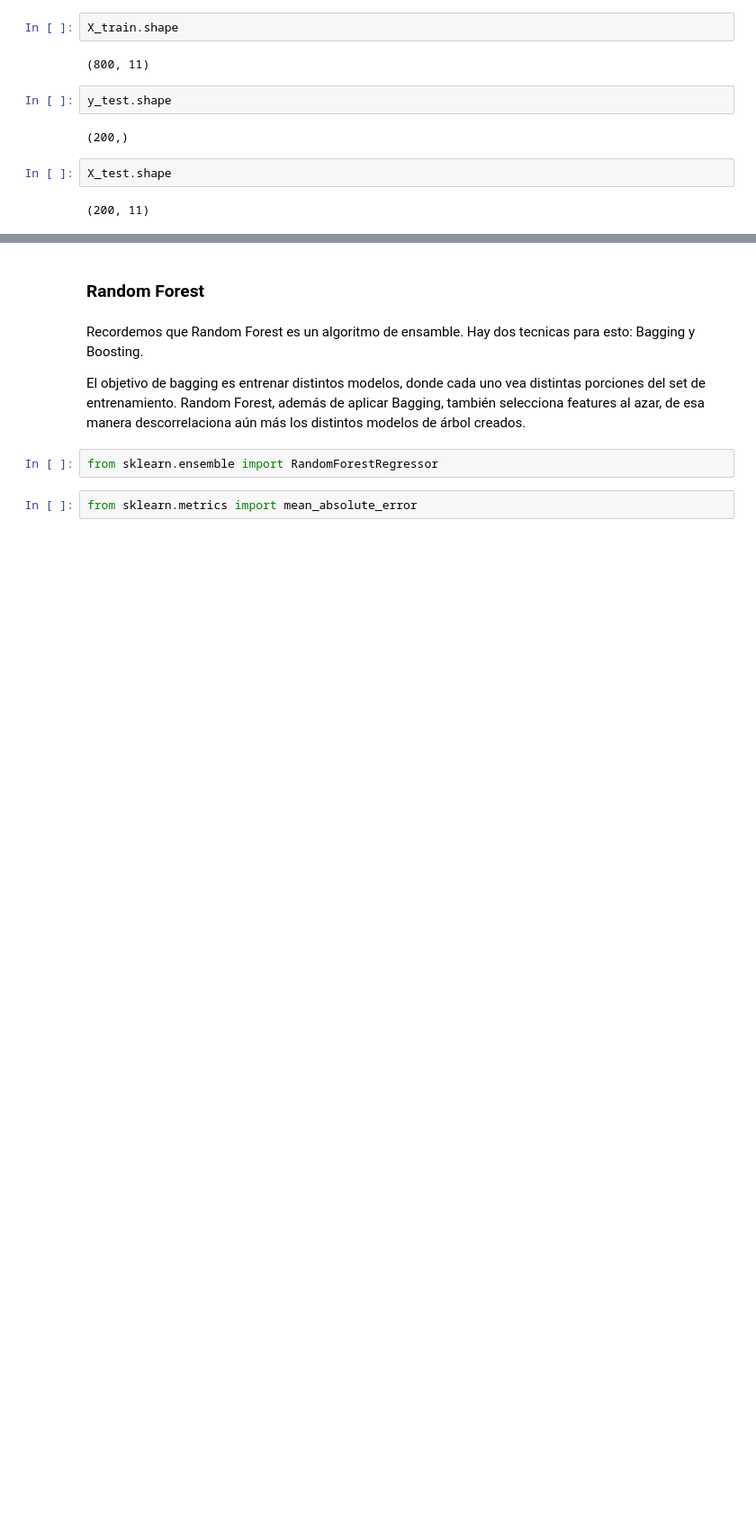
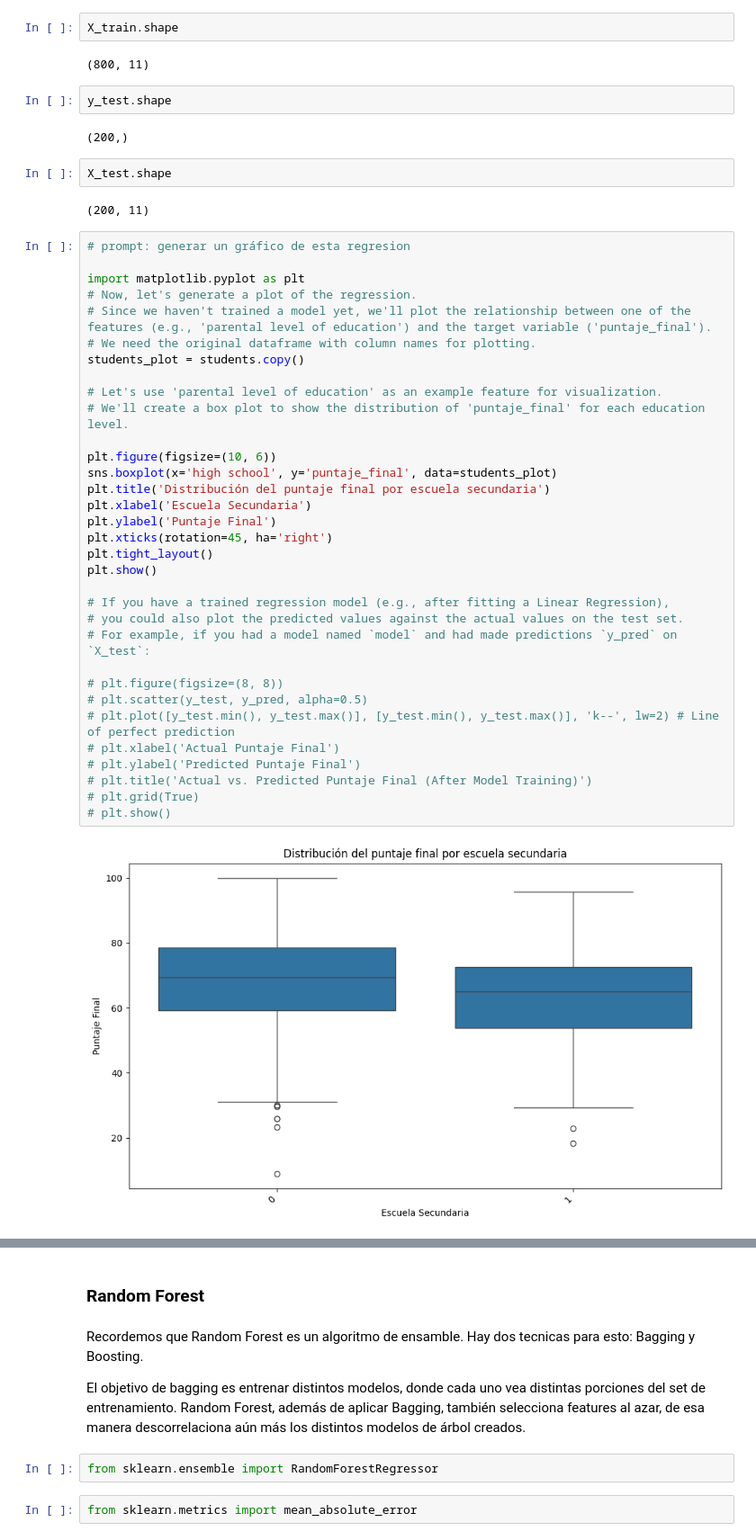
Before and after one commit to antonellafontanetto/DataScience, a Jupyter notebook: Notebook_16.ipynb, the cells around one changed output, grey strips where cells are left out. Shown: that part at 90% size. Drawn from its saved outputs; the diff is of its cells as text; blank space fills up the shorter version.

```diff
--- a/Notebook_16.ipynb
+++ b/Notebook_16.ipynb
@@ -166,3 +166,38 @@ y_test.shape
 X_test.shape
 # %% [output]
 (200, 11)
+# %%
+# prompt: generar un gráfico de esta regresion
+
+import matplotlib.pyplot as plt
+# Now, let's generate a plot of the regression.
+# Since we haven't trained a model yet, we'll plot the relationship between one of the features (e.g., 'parental level of education') and the target variable ('puntaje_final').
+# We need the original dataframe with column names for plotting.
+students_plot = students.copy()
+
+# Let's use 'parental level of education' as an example feature for visualization.
+# We'll create a box plot to show the distribution of 'puntaje_final' for each education level.
+
+plt.figure(figsize=(10, 6))
+sns.boxplot(x='high school', y='puntaje_final', data=students_plot)
+plt.title('Distribución del puntaje final por escuela secundaria')
+plt.xlabel('Escuela Secundaria')
+plt.ylabel('Puntaje Final')
+plt.xticks(rotation=45, ha='right')
+plt.tight_layout()
+plt.show()
+
+# If you have a trained regression model (e.g., after fitting a Linear Regression),
+# you could also plot the predicted values against the actual values on the test set.
+# For example, if you had a model named `model` and had made predictions `y_pred` on `X_test`:
+
+# plt.figure(figsize=(8, 8))
+# plt.scatter(y_test, y_pred, alpha=0.5)
+# plt.plot([y_test.min(), y_test.max()], [y_test.min(), y_test.max()], 'k--', lw=2) # Line of perfect prediction
+# plt.xlabel('Actual Puntaje Final')
+# plt.ylabel('Predicted Puntaje Final')
+# plt.title('Actual vs. Predicted Puntaje Final (After Model Training)')
+# plt.grid(True)
+# plt.show()
+# %% [output]
+[figure, added]
```
Also changed, not shown: parts of 13 cells of this notebook.
